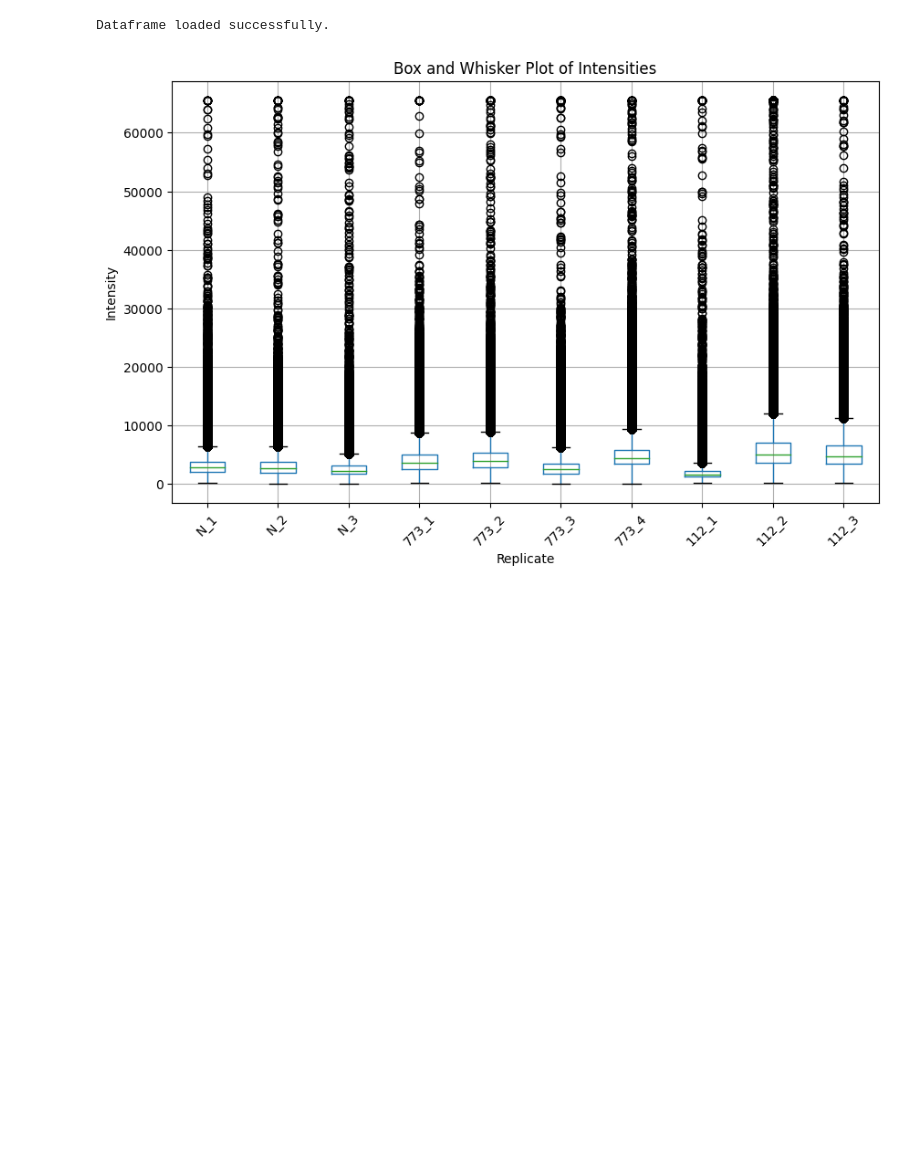
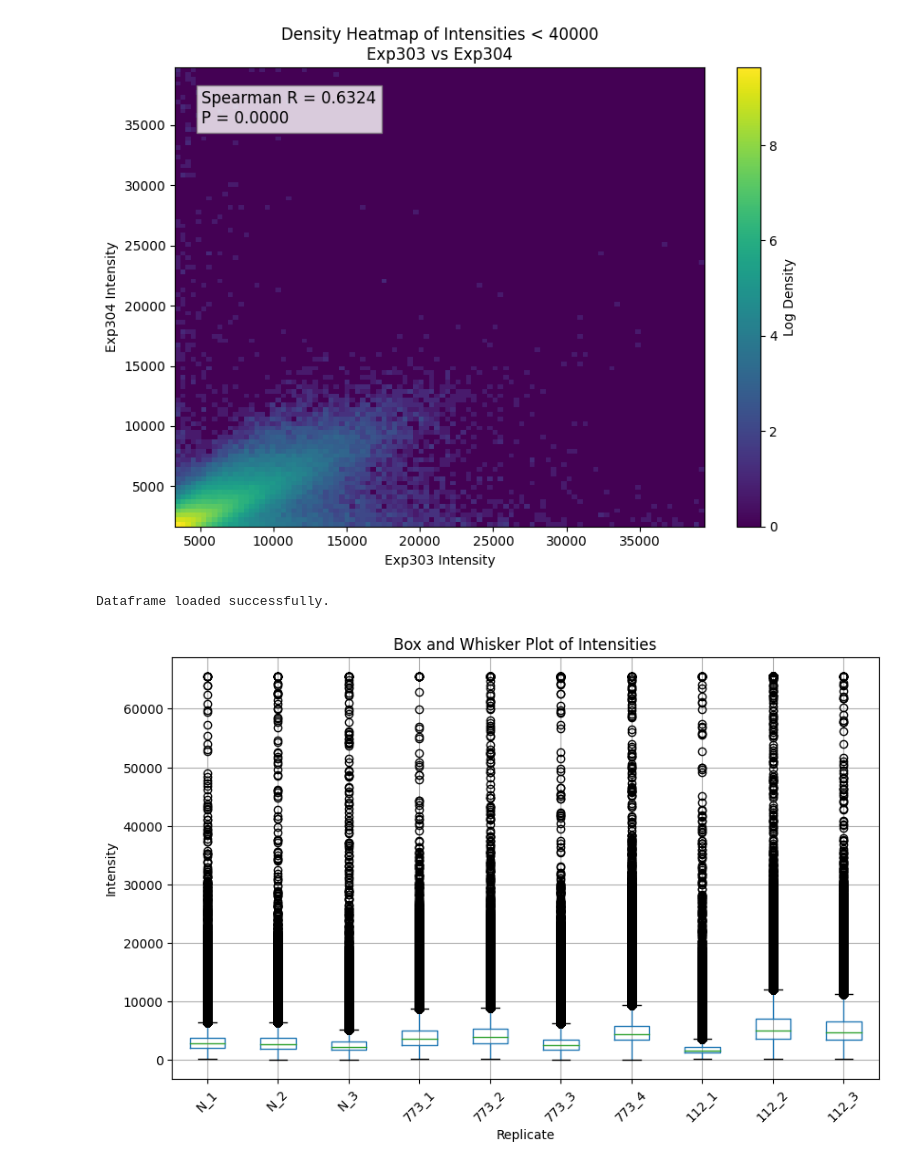
Before and after one commit to N5cent28/VisualizationPipelines, a Jupyter notebook: VenDiagram&BoxWhisker_vis.ipynb, the cells around one changed output. Cells and saved outputs as stored; diff of their text form; code cells hidden in the pictures; blank space fills up the shorter version.

```diff
--- a/VenDiagram&BoxWhisker_vis.ipynb
+++ b/VenDiagram&BoxWhisker_vis.ipynb
@@ -56,0 +206,87 @@ Sets for Venn diagram created successfully.
+# %%
+# ADDING HEATMAP, REMOVING >4000 INTENSITY
+import numpy as np
+
+def calculate_and_visualize_spearman_heatmap(csv_file, column_names, X, intensity_limit):
+    try:
+        # Read only necessary columns from the CSV file
+        df = pd.read_csv(csv_file, usecols=['FeatureNum'] + column_names)
+        print("Dataframe loaded successfully.")
+
+        # Find the top X% of features for each column
+        threshold1 = df[column_names[0]].quantile(1 - X / 100)
+        threshold2 = df[column_names[1]].quantile(1 - X / 100)
+
+        # Filter for the top X% features in each column
+        top_X_df1 = df[df[column_names[0]] > threshold1]
+        top_X_df2 = df[df[column_names[1]] > threshold2]
+
+        # Merge the data to align features present in both top X% lists
+        merged_df = pd.merge(
+            top_X_df1[['FeatureNum', column_names[0]]],
+            top_X_df2[['FeatureNum', column_names[1]]],
+            on='FeatureNum',
+            how='inner'
+        )
+
+        # Filter merged data by intensity limit
+        filtered_df = merged_df[
+            (merged_df[column_names[0]] < intensity_limit) &
+            (merged_df[column_names[1]] < intensity_limit)
+        ]
+
+        if filtered_df.empty:
+            print(f"No overlapping features with intensities below {intensity_limit}.")
+            return
+
+        # Compute Spearman rank correlation
+        correlation, p_value = spearmanr(filtered_df[column_names[0]], filtered_df[column_names[1]])
+        print(f"Spearman Rank Correlation for features below {intensity_limit}:")
+        print(f"  Correlation: {correlation:.4f}")
+        print(f"  P-value: {p_value:.4f}")
+
+        # Create heatmap of density
+        plt.figure(figsize=(8, 6))
+        heatmap, xedges, yedges = np.histogram2d(
+            filtered_df[column_names[0]],
+            filtered_df[column_names[1]],
+            bins=100  # Adjust bins for resolution
+        )
+        plt.imshow(
+            np.log1p(heatmap.T),  # Log-transform for better visualization of density
+            origin='lower',
+            extent=[
+                xedges[0], xedges[-1],
+                yedges[0], yedges[-1]
+            ],
+            aspect='auto',
+            cmap='viridis'
+        )
+        plt.colorbar(label='Log Density')
+        plt.title(f'Density Heatmap of Intensities < {intensity_limit}\n{column_names[0]} vs {column_names[1]}')
+        plt.xlabel(f'{column_names[0]} Intensity')
+        plt.ylabel(f'{column_names[1]} Intensity')
+
+        # Annotate Spearman correlation on the heatmap
+        plt.text(
+            0.05, 0.95,
+            f"Spearman R = {correlation:.4f}\nP = {p_value:.4f}",
+            transform=plt.gca().transAxes,
+            fontsize=12,
+            verticalalignment='top',
+            bbox=dict(facecolor='white', alpha=0.8, edgecolor='gray')
+        )
+        plt.tight_layout()
+        plt.show()
+
+    except Exception as e:
+        print("An error occurred:", e)
+
+# Implementation:
+csv_file_path = "/Users/noahnicol/Desktop/Desktop/Job_Stuff/Proteovista/Protein_Comparison/NOD1_analysis/Exp_300_303_304_MedredCombined.csv"
+column_names = ['Exp303', 'Exp304']  # Input column names
+X = 30  # Input desired top percentage
+intensity_limit = 40000  # Limit to intensities below 4000
+
+calculate_and_visualize_spearman_heatmap(csv_file_path, column_names, X, intensity_limit)
+# %% [output]
@@ -57,3 +297,4 @@ Sets for Venn diagram created successfully.
+[figure, added]
 # %%
 import pandas as pd
 import numpy as np
```
Also changed, not shown: parts of 4 cells of this notebook.
